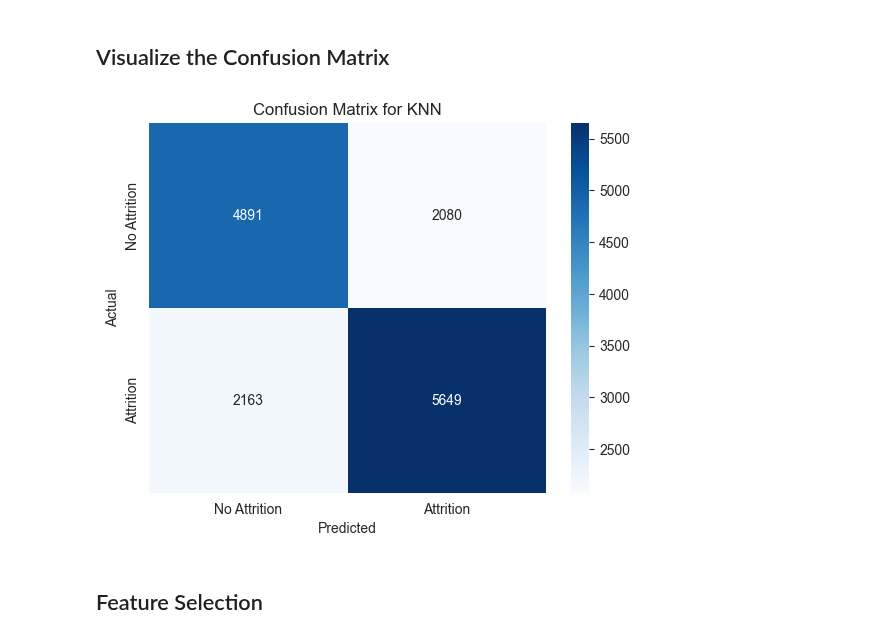
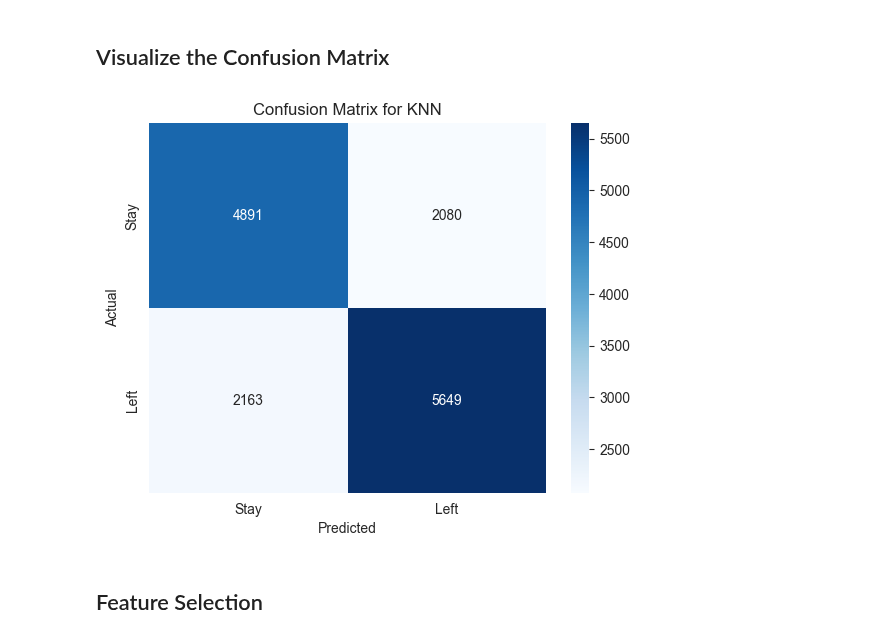
Before and after one commit to AmodMatheesha2003/employee-attrition-prediction-ml, a Jupyter notebook: Notebooks/KNN_Employee_Attrition.ipynb, the cells around one changed output. Saved outputs shown, nothing was run; the diff lists cells and outputs as text; code cells hidden in the pictures.

Commit message:
Check KNN_Employee_Attrition.ipynb

```diff
--- a/Notebooks/KNN_Employee_Attrition.ipynb
+++ b/Notebooks/KNN_Employee_Attrition.ipynb
@@ -199,13 +197,13 @@ plt.show()
 # %%
 import seaborn as sns
 conf_matrix = confusion_matrix(y_test, y_pred)
-sns.heatmap(conf_matrix, annot=True, fmt='d', cmap='Blues', xticklabels=['No Attrition', 'Attrition'], yticklabels=['No Attrition', 'Attrition'])
+sns.heatmap(conf_matrix, annot=True, fmt='d', cmap='Blues', xticklabels=['Stay', 'Left'], yticklabels=['Stay', 'Left'])
 plt.xlabel('Predicted')
 plt.ylabel('Actual')
 plt.title('Confusion Matrix for KNN')
 plt.show()
 # %% [output]
-[figure, old version]
+[figure, new version]
 # %% [markdown]
 <h2>Feature Selection</h2>
 # %%
```
Also changed, not shown: parts of 10 cells of this notebook.
